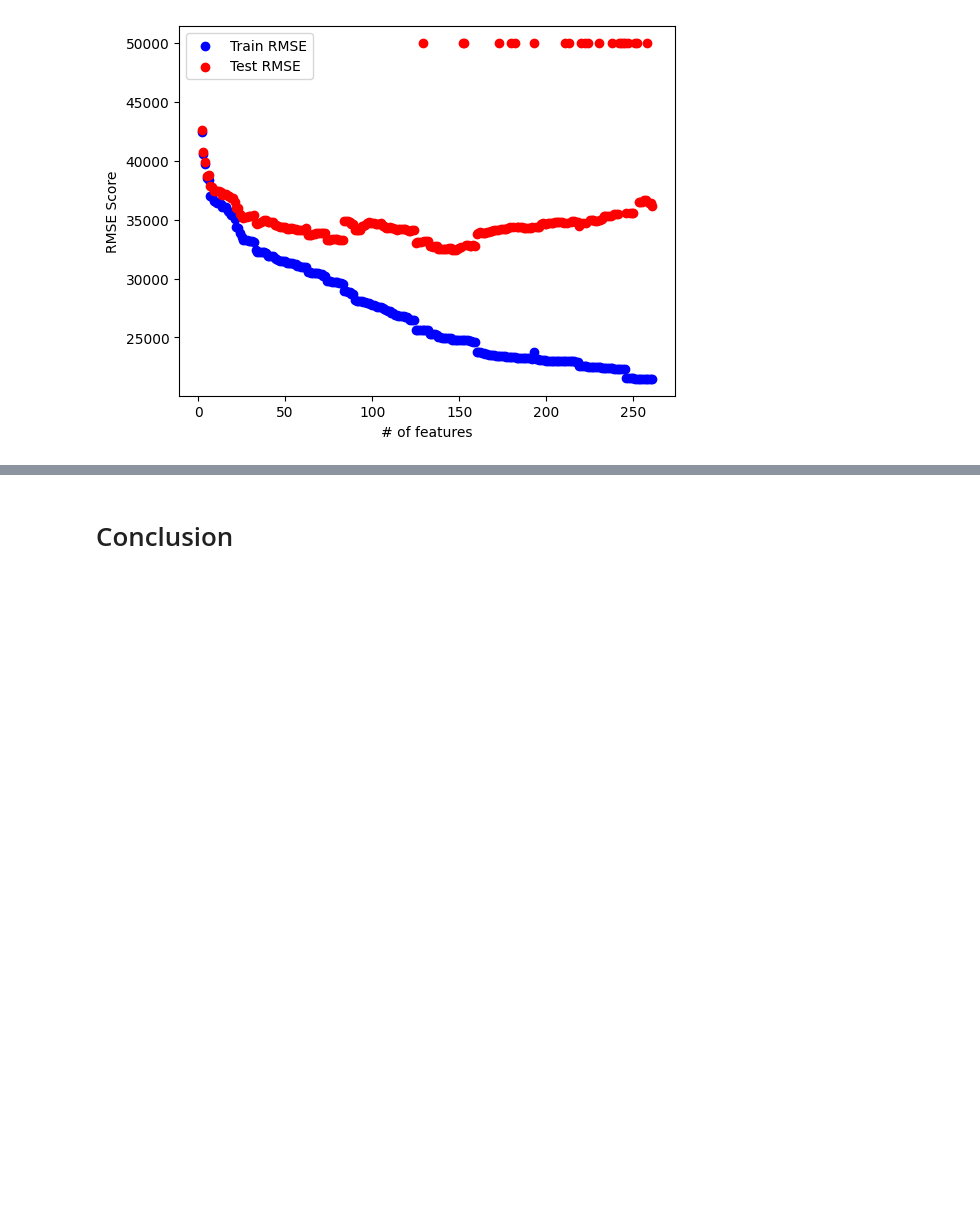
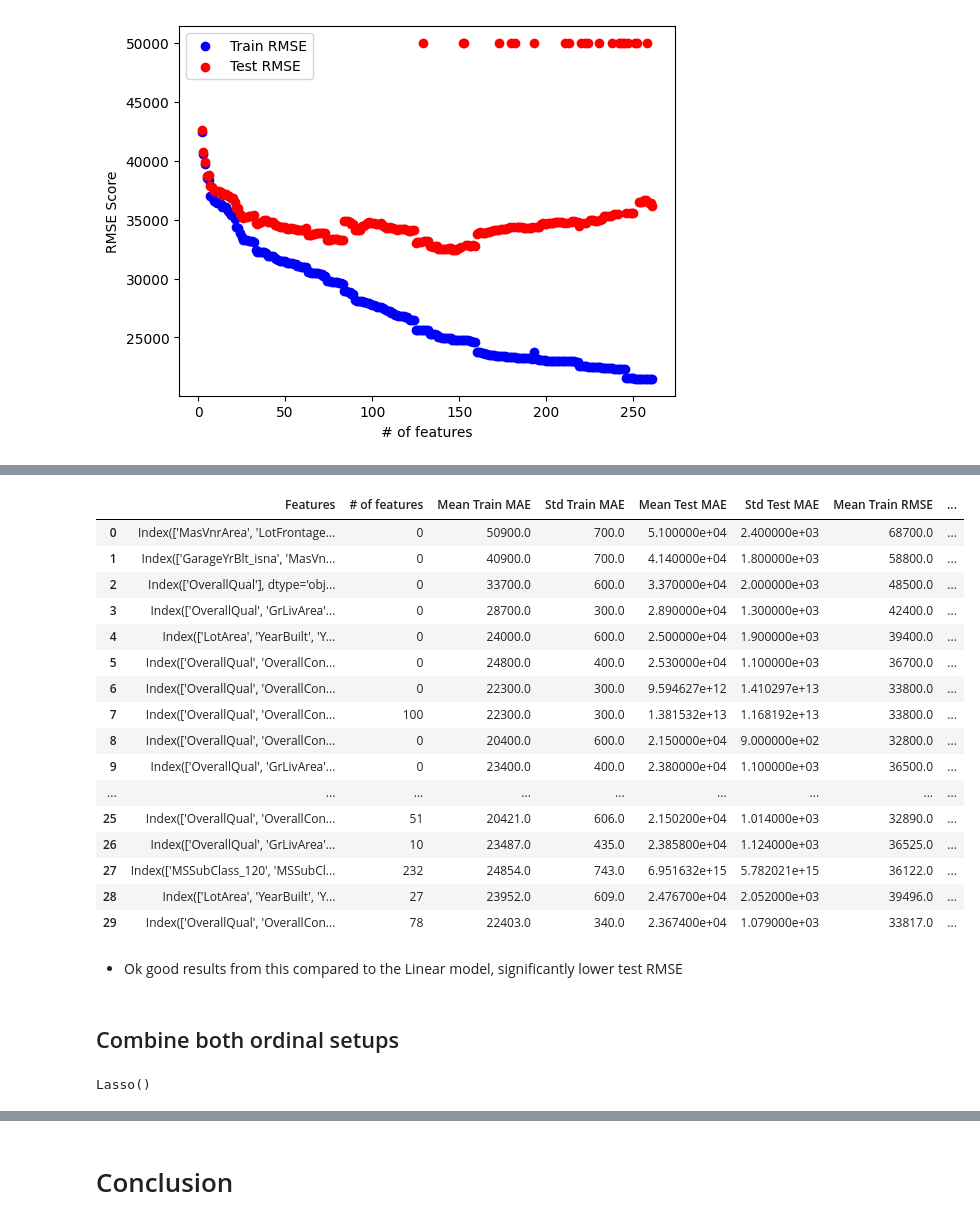
Before and after one commit to richy1996/Springboard_Capstone_II, a Jupyter notebook: modeling_v3.ipynb, the cells around one changed output, grey strips where cells are left out. Cells and saved outputs as stored; diff of their text form; code cells hidden in the pictures; blank space fills up the shorter version.

```diff
--- a/modeling_v3.ipynb
+++ b/modeling_v3.ipynb
@@ -1084,0 +1247,4 @@ coefs.sort_values(by='TWV', ascending=False)
+# %%
+model = Lasso()
+
+model.fit(X_train, y_train)
@@ -1084,0 +1253,7 @@ coefs.sort_values(by='TWV', ascending=False)
+# %%
+# create dataframe for raw and transformed coefficients
+
+coefs = pd.DataFrame(model.coef_, index=X.columns)
+coefs.columns = ['Raw Coefficients']
+coefs['abs Coefs'] = coefs['Raw Coefficients'].abs()
+coefs.sort_values(by='abs Coefs', ascending=False)
@@ -1084,0 +1280,8 @@ coefs.sort_values(by='TWV', ascending=False)
+# %%
+# extract columns for which we have non zero coefs from Lasso
+
+X = X[coefs[coefs['abs Coefs'] != 0].index].copy()
+# %%
+out = regress(X, y, Notes='Ordinals treated as categorical, one hot encode, Lasso',
+              model=Lasso())
+out
@@ -1084,0 +1306,25 @@ coefs.sort_values(by='TWV', ascending=False)
+# %%
+hyperdf = hyperdf.append(out, ignore_index=True)
+hyperdf.round()
+# %% [output]
+|  | Features | # of features | Mean Train MAE | Std Train MAE | Mean Test MAE | Std Test MAE | Mean Train RMSE | ... |
+| 0 | Index(['MasVnrArea', 'LotFrontage... | 0 | 50900.0 | 700.0 | 5.100000e+04 | 2.400000e+03 | 68700.0 | ... |
+| 1 | Index(['GarageYrBlt_isna', 'MasVn... | 0 | 40900.0 | 700.0 | 4.140000e+04 | 1.800000e+03 | 58800.0 | ... |
+| 2 | Index(['OverallQual'], dtype='obj... | 0 | 33700.0 | 600.0 | 3.370000e+04 | 2.000000e+03 | 48500.0 | ... |
+| 3 | Index(['OverallQual', 'GrLivArea'... | 0 | 28700.0 | 300.0 | 2.890000e+04 | 1.300000e+03 | 42400.0 | ... |
+| 4 | Index(['LotArea', 'YearBuilt', 'Y... | 0 | 24000.0 | 600.0 | 2.500000e+04 | 1.900000e+03 | 39400.0 | ... |
+| 5 | Index(['OverallQual', 'OverallCon... | 0 | 24800.0 | 400.0 | 2.530000e+04 | 1.100000e+03 | 36700.0 | ... |
+| 6 | Index(['OverallQual', 'OverallCon... | 0 | 22300.0 | 300.0 | 9.594627e+12 | 1.410297e+13 | 33800.0 | ... |
+| 7 | Index(['OverallQual', 'OverallCon... | 100 | 22300.0 | 300.0 | 1.381532e+13 | 1.168192e+13 | 33800.0 | ... |
+| 8 | Index(['OverallQual', 'OverallCon... | 0 | 20400.0 | 600.0 | 2.150000e+04 | 9.000000e+02 | 32800.0 | ... |
+| 9 | Index(['OverallQual', 'GrLivArea'... | 0 | 23400.0 | 400.0 | 2.380000e+04 | 1.100000e+03 | 36500.0 | ... |
+| ... | ... | ... | ... | ... | ... | ... | ... | ... |
+| 25 | Index(['OverallQual', 'OverallCon... | 51 | 20421.0 | 606.0 | 2.150200e+04 | 1.014000e+03 | 32890.0 | ... |
+| 26 | Index(['OverallQual', 'GrLivArea'... | 10 | 23487.0 | 435.0 | 2.385800e+04 | 1.124000e+03 | 36525.0 | ... |
+| 27 | Index(['MSSubClass_120', 'MSSubCl... | 232 | 24854.0 | 743.0 | 6.951632e+15 | 5.782021e+15 | 36122.0 | ... |
+| 28 | Index(['LotArea', 'YearBuilt', 'Y... | 27 | 23952.0 | 609.0 | 2.476700e+04 | 2.052000e+03 | 39496.0 | ... |
+| 29 | Index(['OverallQual', 'OverallCon... | 78 | 22403.0 | 340.0 | 2.367400e+04 | 1.079000e+03 | 33817.0 | ... |
+# %% [markdown]
+- Ok good results from this compared to the Linear model, significantly lower test RMSE
+# %% [markdown]
+## Combine both ordinal setups
@@ -1084,0 +1345,6 @@ coefs.sort_values(by='TWV', ascending=False)
+# %%
+model = Lasso()
+
+model.fit(X_train, y_train)
+# %% [output]
+Lasso()
```
Also changed, not shown: parts of 111 cells of this notebook.
